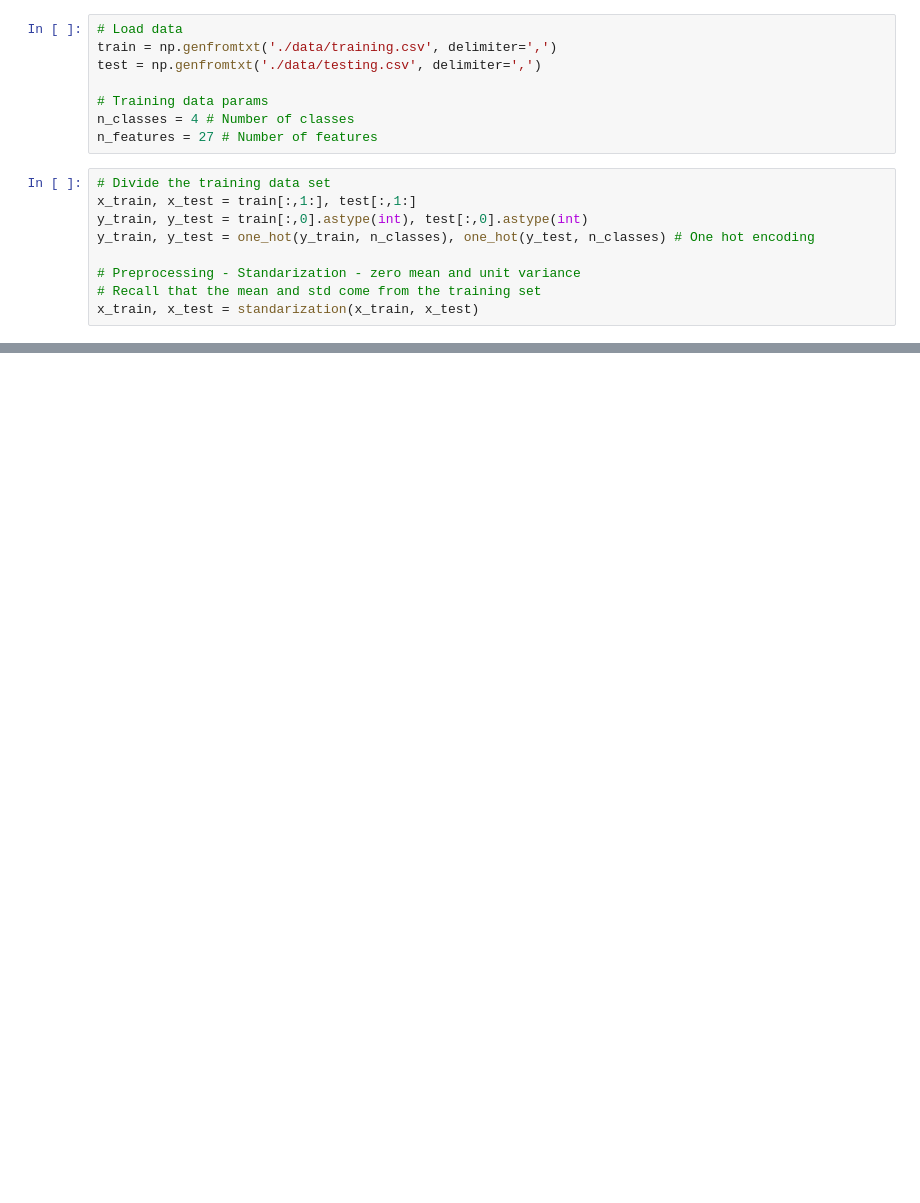
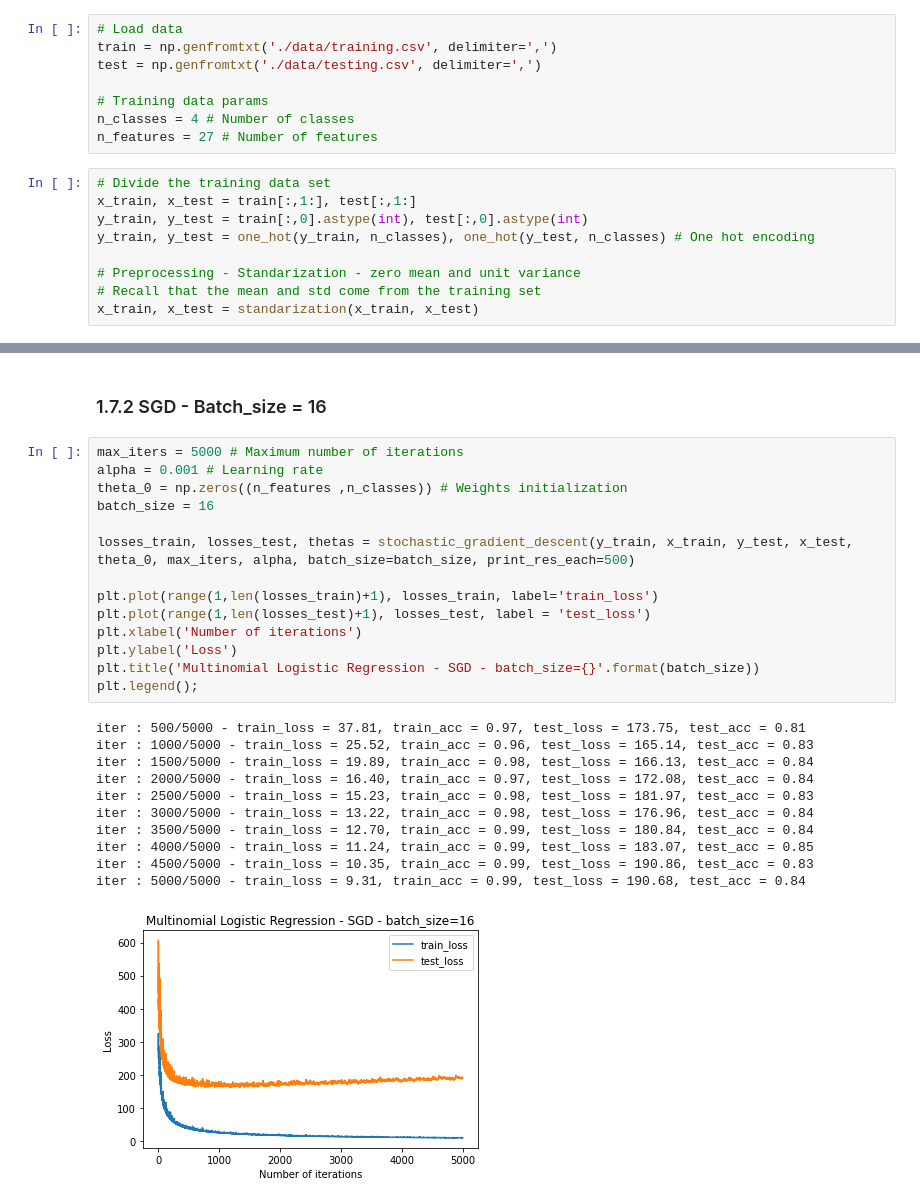
Before and after one commit to emarazz/siml_2019, a Jupyter notebook: H1/notebook.ipynb, the cells around one changed output, grey strips where cells are left out. Drawn from its saved outputs; the diff is of its cells as text; blank space fills up the shorter version.

```diff
--- a/H1/notebook.ipynb
+++ b/H1/notebook.ipynb
@@ -51,0 +87,28 @@ iter : 1000/1000 - train_loss = 22.10, train_acc = 0.97, test_loss = 165.92, tes
+# %% [markdown]
+### 1.7.2 SGD - Batch_size = 16
+# %%
+max_iters = 5000 # Maximum number of iterations
+alpha = 0.001 # Learning rate
+theta_0 = np.zeros((n_features ,n_classes)) # Weights initialization
+batch_size = 16
+
+losses_train, losses_test, thetas = stochastic_gradient_descent(y_train, x_train, y_test, x_test, theta_0, max_iters, alpha, batch_size=batch_size, print_res_each=500)
+
+plt.plot(range(1,len(losses_train)+1), losses_train, label='train_loss')
+plt.plot(range(1,len(losses_test)+1), losses_test, label = 'test_loss')
+plt.xlabel('Number of iterations')
+plt.ylabel('Loss')
+plt.title('Multinomial Logistic Regression - SGD - batch_size={}'.format(batch_size))
+plt.legend();
+# %% [output]
+iter : 500/5000 - train_loss = 37.81, train_acc = 0.97, test_loss = 173.75, test_acc = 0.81
+iter : 1000/5000 - train_loss = 25.52, train_acc = 0.96, test_loss = 165.14, test_acc = 0.83
+iter : 1500/5000 - train_loss = 19.89, train_acc = 0.98, test_loss = 166.13, test_acc = 0.84
+iter : 2000/5000 - train_loss = 16.40, train_acc = 0.97, test_loss = 172.08, test_acc = 0.84
+iter : 2500/5000 - train_loss = 15.23, train_acc = 0.98, test_loss = 181.97, test_acc = 0.83
+iter : 3000/5000 - train_loss = 13.22, train_acc = 0.98, test_loss = 176.96, test_acc = 0.84
+iter : 3500/5000 - train_loss = 12.70, train_acc = 0.99, test_loss = 180.84, test_acc = 0.84
+iter : 4000/5000 - train_loss = 11.24, train_acc = 0.99, test_loss = 183.07, test_acc = 0.85
+iter : 4500/5000 - train_loss = 10.35, train_acc = 0.99, test_loss = 190.86, test_acc = 0.83
+iter : 5000/5000 - train_loss = 9.31, train_acc = 0.99, test_loss = 190.68, test_acc = 0.84
+[figure, added]
```
Also changed, not shown: parts of 8 cells of this notebook, 2 other files.
